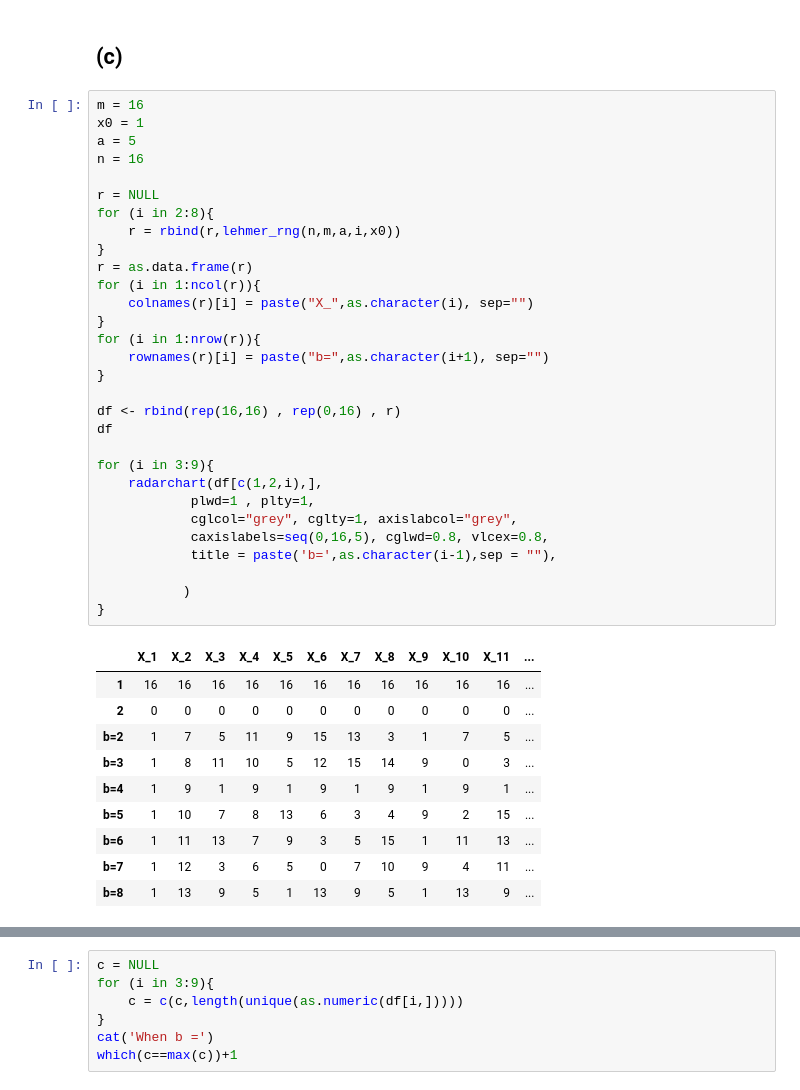
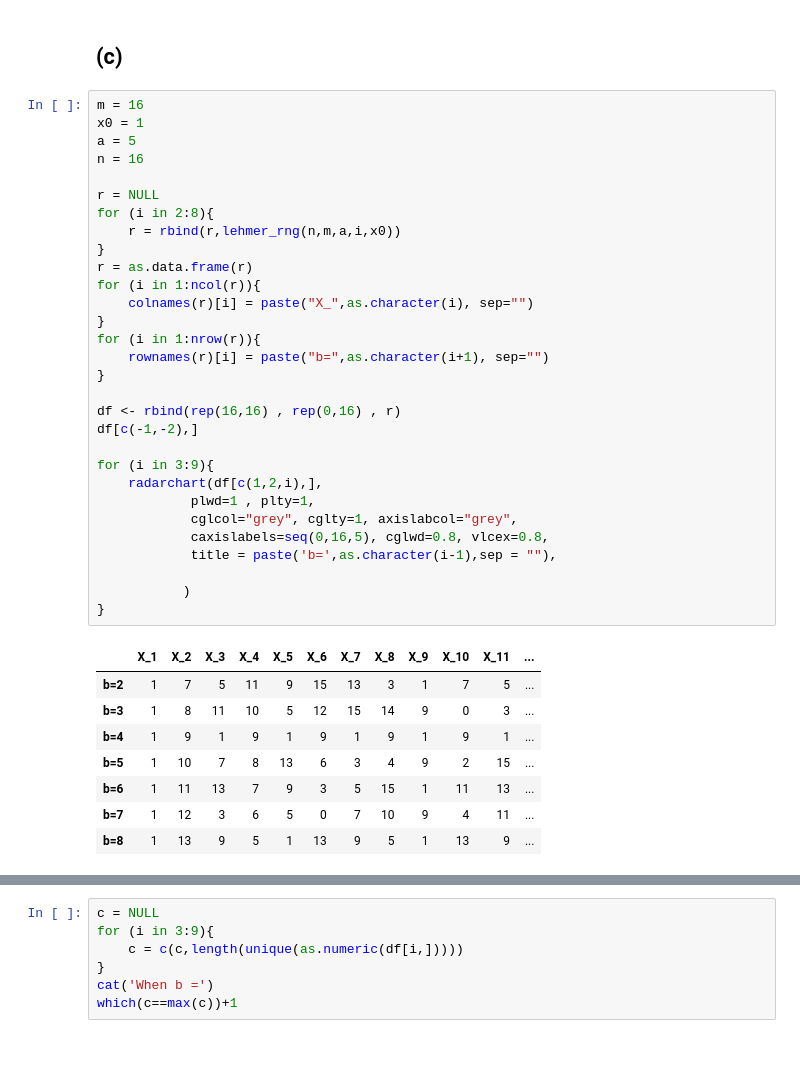
Before and after one commit to LimboRift/MATH-534, a Jupyter notebook: CP3.ipynb, the cells around one changed output, grey strips where cells are left out. Cells and saved outputs as stored; diff of their text form; blank space fills up the shorter version.

```diff
--- a/CP3.ipynb
+++ b/CP3.ipynb
@@ -169,36 +167,34 @@ When a = 5, 9, 13, the obtained sequences have the largest periods.
 m = 16
 x0 = 1
 a = 5
 n = 16
 
 r = NULL
 for (i in 2:8){
     r = rbind(r,lehmer_rng(n,m,a,i,x0))
 }
 r = as.data.frame(r)
 for (i in 1:ncol(r)){
     colnames(r)[i] = paste("X_",as.character(i), sep="")
 }
 for (i in 1:nrow(r)){
     rownames(r)[i] = paste("b=",as.character(i+1), sep="")
 }
 
 df <- rbind(rep(16,16) , rep(0,16) , r)
-df
+df[c(-1,-2),]
 
 for (i in 3:9){
     radarchart(df[c(1,2,i),],
             plwd=1 , plty=1,
             cglcol="grey", cglty=1, axislabcol="grey",
             caxislabels=seq(0,16,5), cglwd=0.8, vlcex=0.8,
             title = paste('b=',as.character(i-1),sep = ""),
 
            )
 }
 # %% [output]
 |  | X_1 | X_2 | X_3 | X_4 | X_5 | X_6 | X_7 | X_8 | X_9 | X_10 | X_11 | ... |
-| 1 | 16 | 16 | 16 | 16 | 16 | 16 | 16 | 16 | 16 | 16 | 16 | ... |
-| 2 | 0 | 0 | 0 | 0 | 0 | 0 | 0 | 0 | 0 | 0 | 0 | ... |
 | b=2 | 1 | 7 | 5 | 11 | 9 | 15 | 13 | 3 | 1 | 7 | 5 | ... |
 | b=3 | 1 | 8 | 11 | 10 | 5 | 12 | 15 | 14 | 9 | 0 | 3 | ... |
 | b=4 | 1 | 9 | 1 | 9 | 1 | 9 | 1 | 9 | 1 | 9 | 1 | ... |
```
Also changed, not shown: parts of 1 cell of this notebook.
